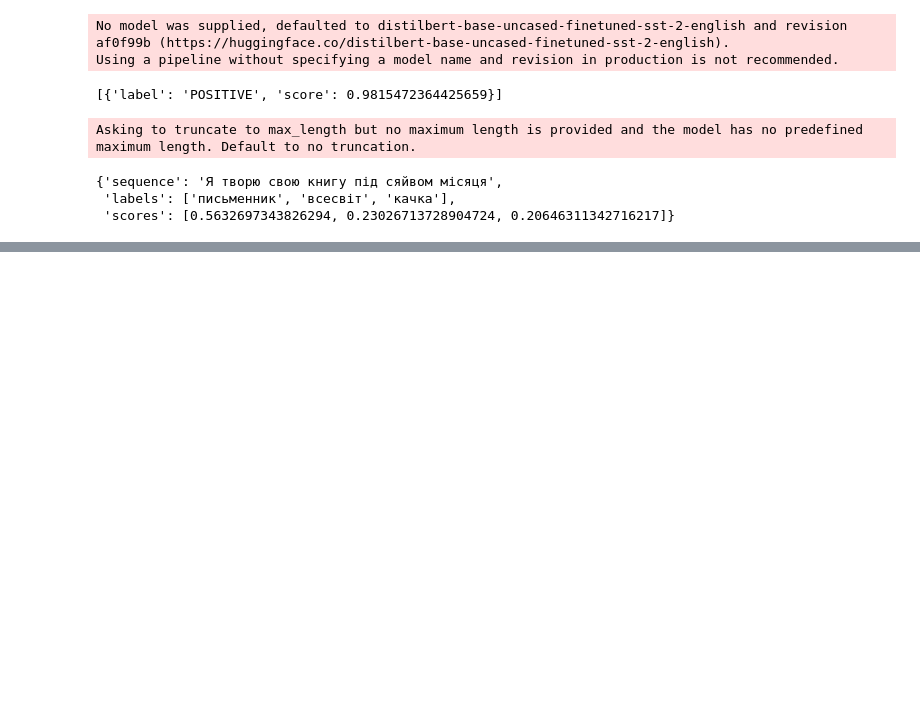
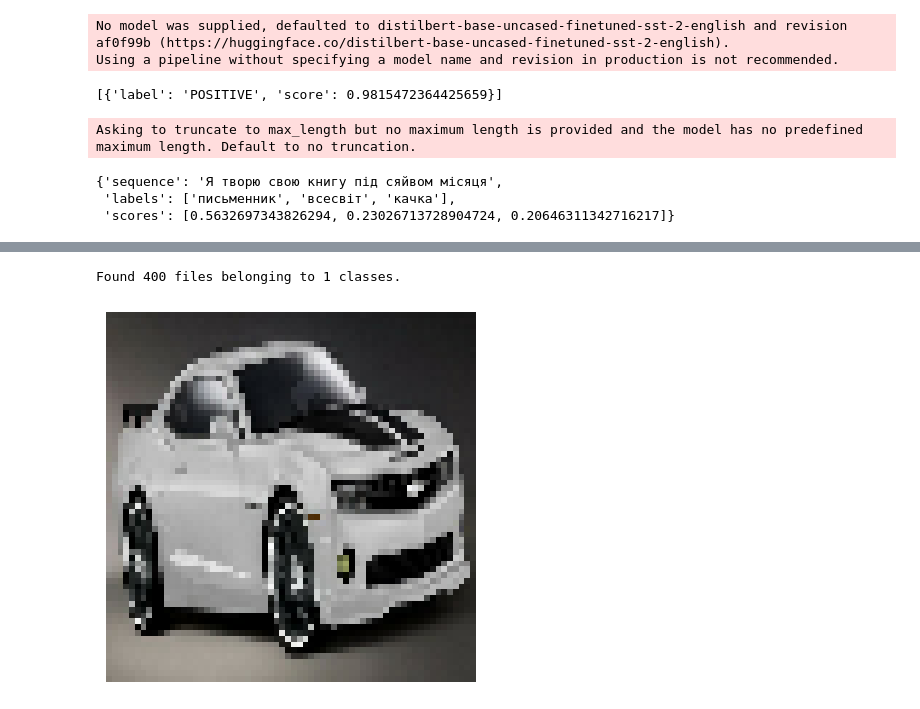
Before and after one commit to DarkWindman/DataAnalisys_Labs_2023, a Jupyter notebook: lab4_intlel_analisys.ipynb, the cells around one changed output, grey strips where cells are left out. Drawn from its saved outputs; the diff is of its cells as text; code cells hidden in the pictures; blank space fills up the shorter version.

```diff
--- a/lab4_intlel_analisys.ipynb
+++ b/lab4_intlel_analisys.ipynb
@@ -298,0 +164,14 @@ ValueError: ignored
+# %%
+dataset = keras.utils.image_dataset_from_directory(
+    "Dataset", label_mode=None, image_size=(64, 64), batch_size=32
+)
+dataset = dataset.map(lambda x: x / 255.0)
+# %% [output]
+Found 400 files belonging to 1 classes.
+# %%
+for x in dataset:
+    plt.axis("off")
+    plt.imshow((x.numpy() * 255).astype("int32")[0])
+    break
+# %% [output]
+[figure, added]
```
Also changed, not shown: parts of 18 cells of this notebook.
